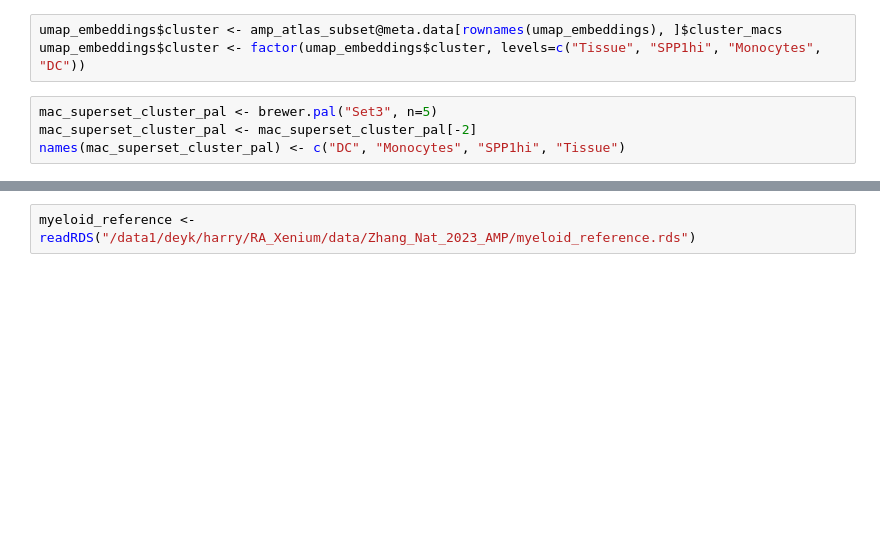
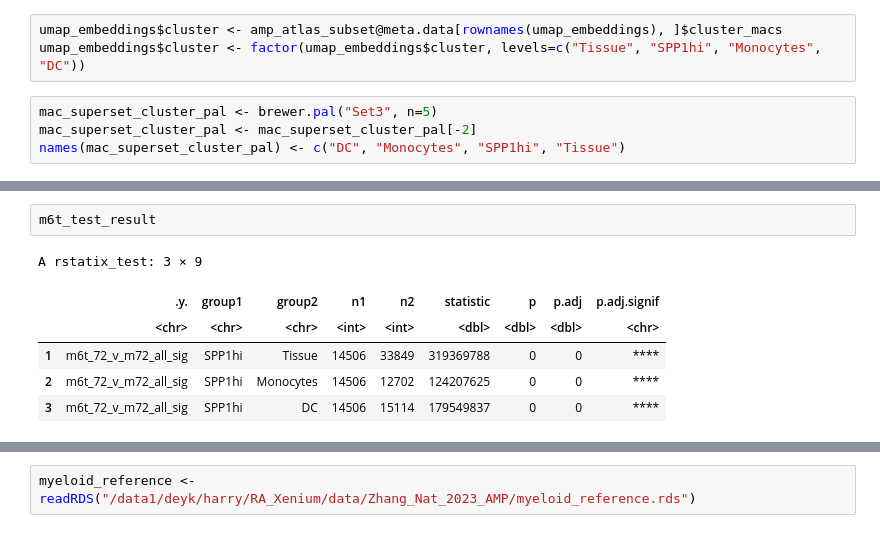
Before and after one commit to HarryZhang1224/rheumatoid_arthritis_spatial_2025, a Jupyter notebook: code/figures/RA_Figure_3_10092025.ipynb, the cells around one changed output, grey strips where cells are left out. Saved outputs shown, nothing was run; the diff lists cells and outputs as text; blank space fills up the shorter version.

```diff
--- a/code/figures/RA_Figure_3_10092025.ipynb
+++ b/code/figures/RA_Figure_3_10092025.ipynb
@@ -186,0 +210,9 @@ names(mac_superset_cluster_pal) <- c("DC", "Monocytes", "SPP1hi", "Tissue")
+# %%
+m6t_test_result
+# %% [output]
+A rstatix_test: 3 × 9
+|  | .y. | group1 | group2 | n1 | n2 | statistic | p | p.adj | p.adj.signif |
+|  | <chr> | <chr> | <chr> | <int> | <int> | <dbl> | <dbl> | <dbl> | <chr> |
+| 1 | m6t_72_v_m72_all_sig | SPP1hi | Tissue | 14506 | 33849 | 319369788 | 0 | 0 | **** |
+| 2 | m6t_72_v_m72_all_sig | SPP1hi | Monocytes | 14506 | 12702 | 124207625 | 0 | 0 | **** |
+| 3 | m6t_72_v_m72_all_sig | SPP1hi | DC | 14506 | 15114 | 179549837 | 0 | 0 | **** |
```
Also changed, not shown: parts of 7 cells of this notebook.
